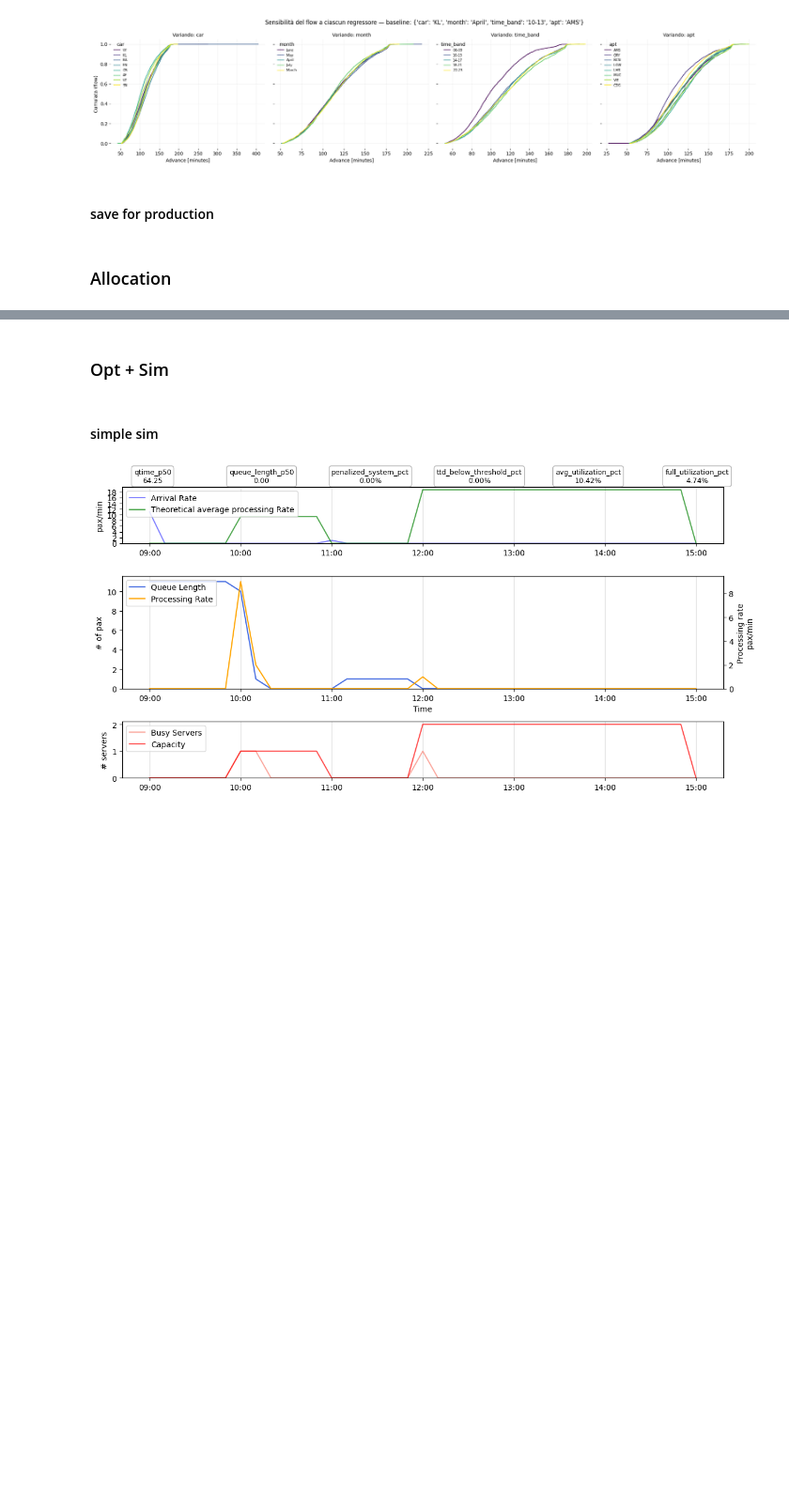
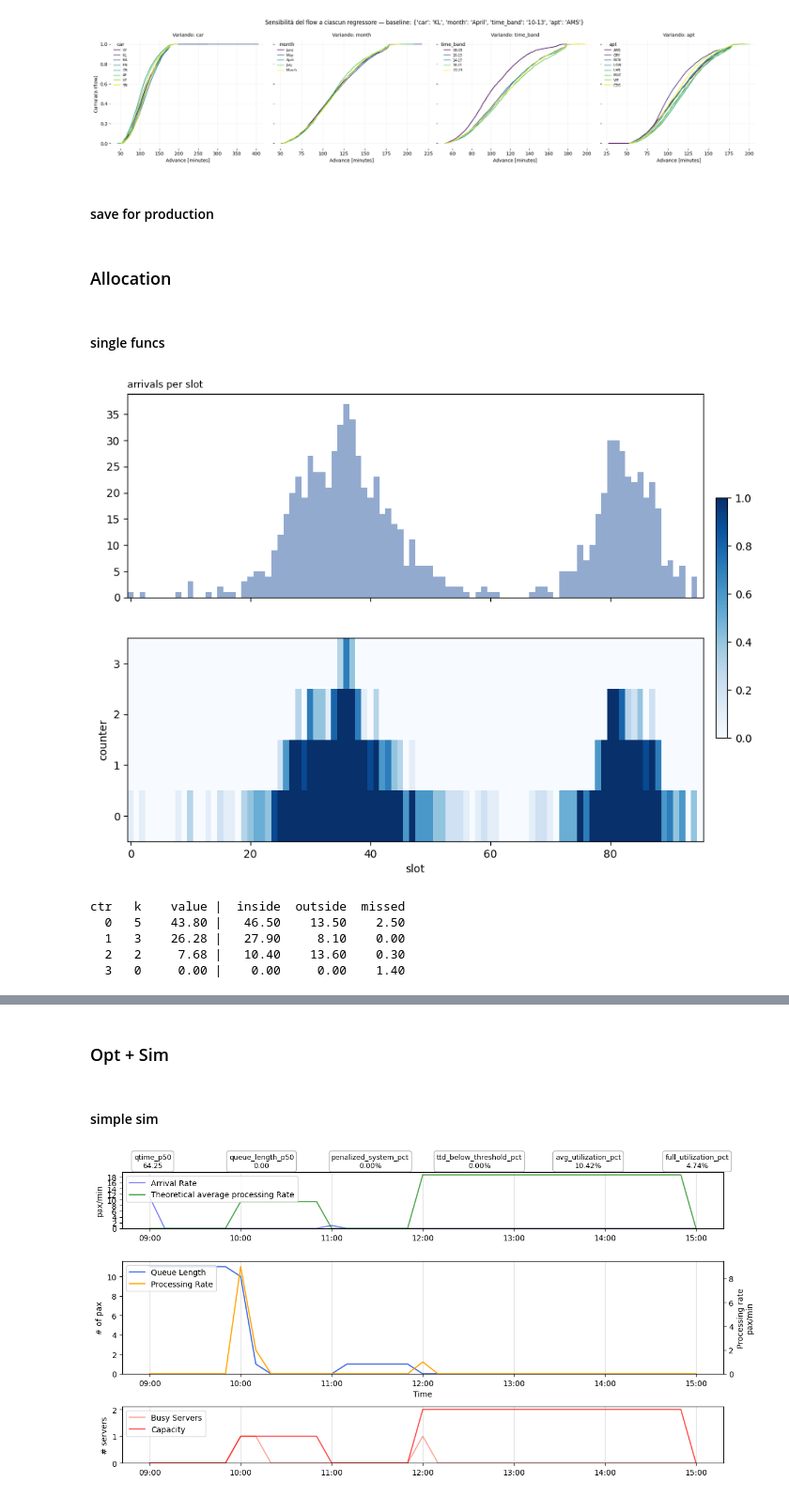
Before and after one commit to ZanchiLorenzo/security_paper, a Jupyter notebook: Tester FLR security.ipynb, the cells around one changed output, grey strips where cells are left out. Shown at 94% size. Saved outputs shown, nothing was run; the diff lists cells and outputs as text; code cells hidden in the pictures; blank space fills up the shorter version.

```diff
--- a/Tester FLR security.ipynb
+++ b/Tester FLR security.ipynb
@@ -1272,3 +1272,80 @@ torch.save({
 }, f"data/arrival_flow.pt")
 # %% [markdown]
 ### Allocation
+# %% [markdown]
+#### single funcs
+# %%
+def _synthetic_day(seed, T=96):
+    rng = np.random.default_rng(seed)
+    t = np.arange(T)
+    lam = np.full(T, 0.5)                           # baseline: pax / 15 min
+    for _ in range(rng.integers(1, 7)):             # 1-2 peaks
+        center, width, height = rng.uniform(10, T - 10), rng.uniform(4, 9), rng.uniform(6, 30)
+        lam += height * np.exp(-0.5 * ((t - center) / width) ** 2)
+    return rng.poisson(lam).astype(int).tolist()
+
+arrivals = _synthetic_day(seed=1)
+# %%
+def arrivals_to_demand_grid(arrivals, mean_processing_rate, unit_time, freq_minutes=15):
+    """
+    arrivals             : (T,) pax arriving in each slot
+    mean_processing_rate : pax per hour processed by one counter
+    unit_time            : time unit for the processing rate
+    returns D
+        D              : (n_counters, T) float in [0, 1]; row c = c-th counter
+    """
+    a = np.asarray(arrivals, dtype=np.float64)
+    if a.ndim != 1:
+        raise ValueError("arrivals must be 1-D (T,)")
+    if mean_processing_rate <= 0 or freq_minutes <= 0:
+        raise ValueError("mean_processing_rate and freq_minutes must be > 0")
+    pax_per_counter_bin = mean_processing_rate * (freq_minutes / unit_time)
+    required_exact = a / pax_per_counter_bin                       # counters needed, float
+    n_counters = int(np.ceil(required_exact.max()))
+    if n_counters == 0:
+        raise ValueError("no arrivals: the demand grid would be empty")
+    layers = np.arange(n_counters)[:, None]                        # counter index 0..n-1
+    D = np.clip(required_exact[None, :] - layers, 0.0, 1.0)        # (n_counters, T)
+    return D
+
+def plot_grid(arrivals, D):
+    T = D.shape[1]
+    x = np.arange(T)
+    fig, axes = plt.subplots(2, 1, figsize=(10, 7.5), sharex=True,
+                             gridspec_kw={"height_ratios": [1, 1]})
+    axes[0].bar(x, arrivals, width=1.0, color="#4C72B0", alpha=0.6)
+    axes[0].set_title("arrivals per slot", fontsize=9, loc="left")
+    im = axes[1].imshow(D, aspect="auto", origin="lower", cmap="Blues", vmin=0, vmax=1,
+                        extent=[-0.5, T - 0.5, -0.5, D.shape[0] - 0.5], interpolation="nearest")
+    axes[1].set_yticks(range(D.shape[0]))
+    axes[1].set_ylabel("counter")
+    axes[1].set_xlabel("slot")
+    fig.colorbar(im, ax=axes, fraction=0.02, pad=0.02)
+    plt.show()
+
+MEAN_PROCESSING_RATE = 10
+
+D = arrivals_to_demand_grid(arrivals, MEAN_PROCESSING_RATE, unit_time=15)
+plot_grid(arrivals, D)
+# %% [output]
+[figure, added]
+# %%
+L, alpha = 12, 0.2
+curve = solve_coverage_batch(D, L, alpha, return_curve=True)
+
+K_total = 20
+g = allocate_budget(curve, K_total)
+
+sols = solve_allocated(D, L, alpha, g)
+
+print(f"{'ctr':>3} {'k':>3} {'value':>8} | {'inside':>7} {'outside':>8} {'missed':>7}")
+for i, s in enumerate(sols):
+    assert abs(s.value - (s.inside - alpha * s.outside)) < 1e-9          # objective identity
+    assert abs(s.inside + s.missed - D[i].sum()) < 1e-9                  # all demand is served or missed
+    print(f"{i:>3} {g.k[i]:>3} {s.value:>8.2f} | {s.inside:>7.2f} {s.outside:>8.2f} {s.missed:>7.2f}")
+# %% [output]
+ctr   k    value |  inside  outside  missed
+  0   5    43.80 |   46.50    13.50    2.50
+  1   3    26.28 |   27.90     8.10    0.00
+  2   2     7.68 |   10.40    13.60    0.30
+  3   0     0.00 |    0.00     0.00    1.40
```
Also changed, not shown: parts of 14 cells of this notebook, 5 other files.
